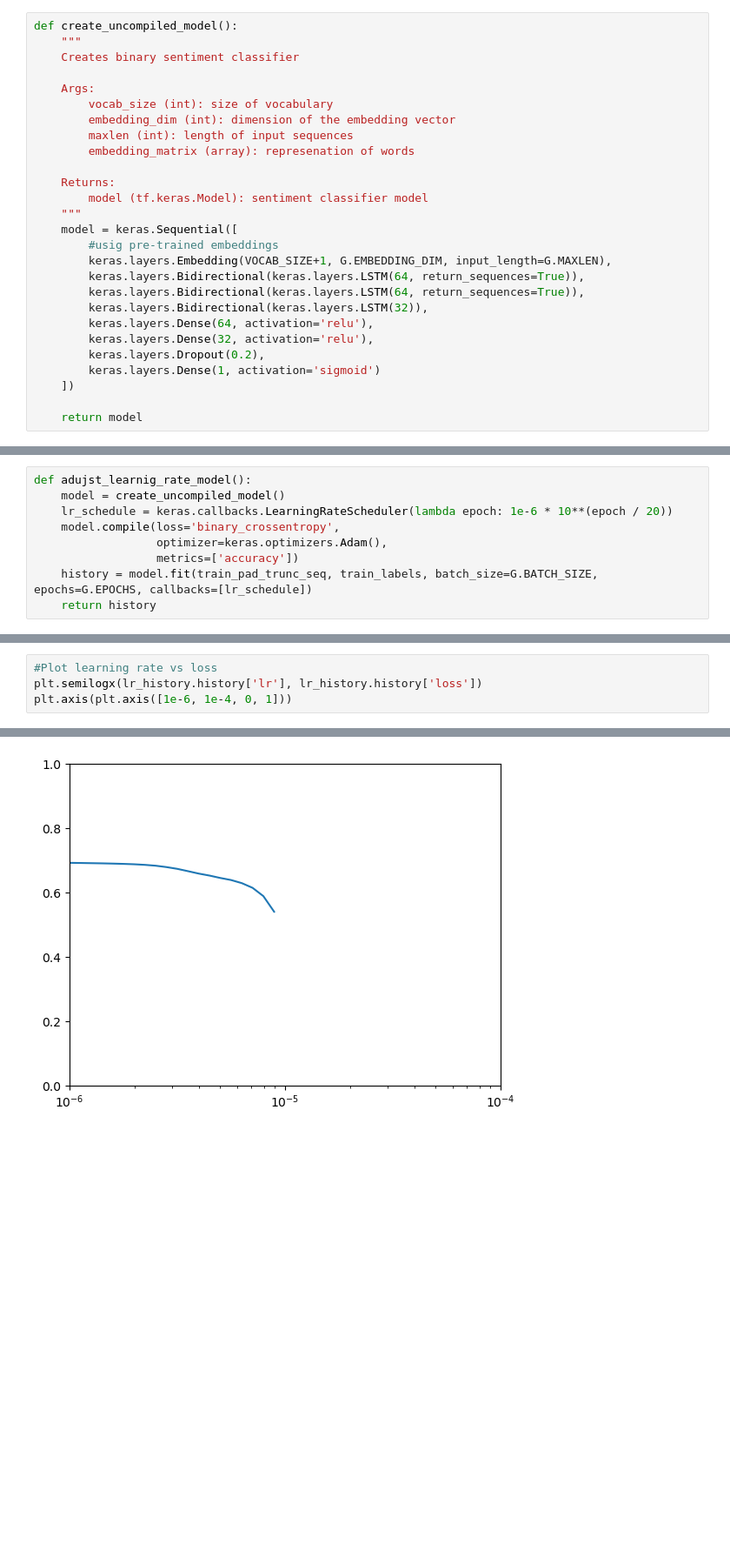
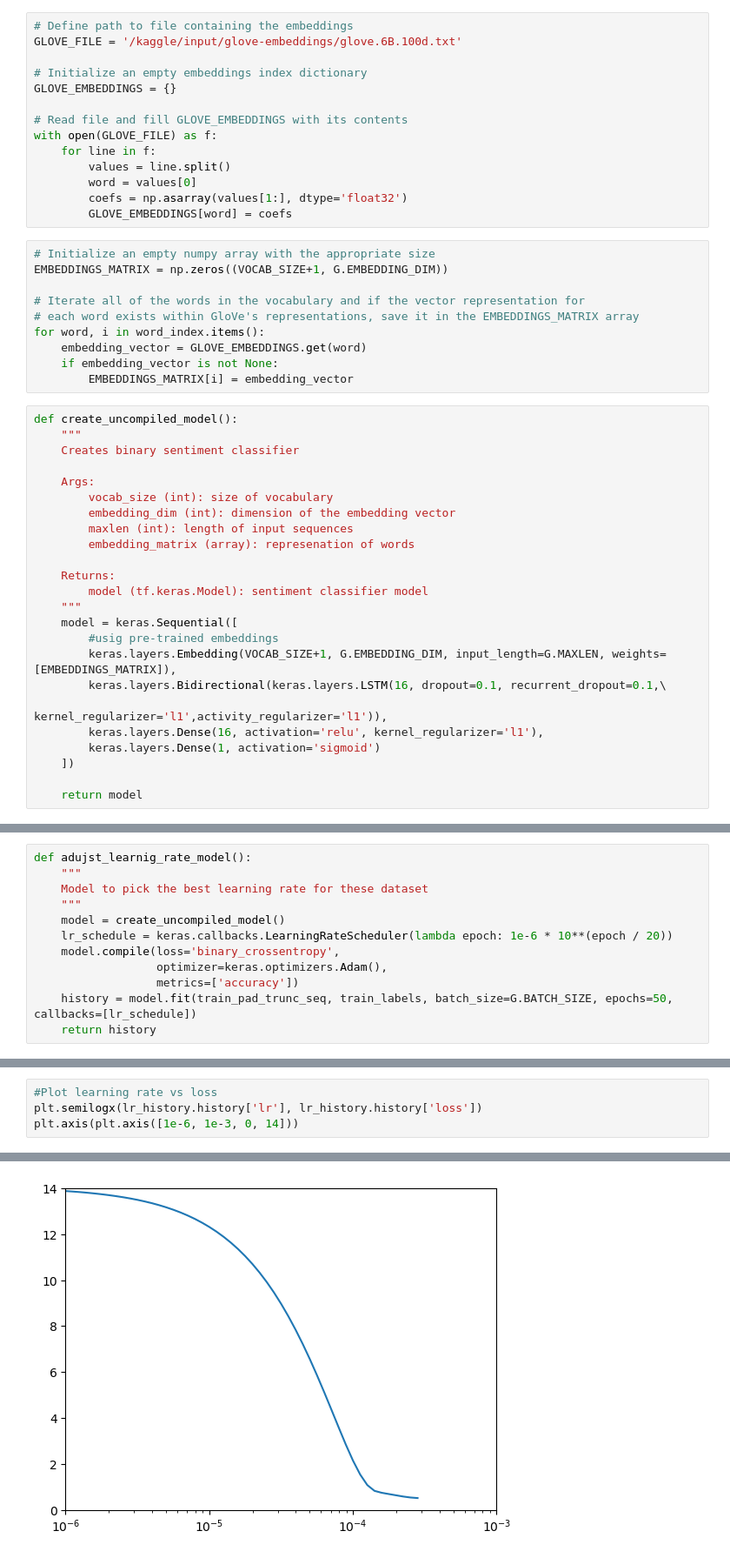
Before and after one commit to abiget/abiget, a Jupyter notebook: disaster-or-normal-tweets.ipynb, the cells around one changed output, grey strips where cells are left out. Shown at 87% size. Cells and saved outputs as stored; diff of their text form; blank space fills up the shorter version.

Commit message:
Kaggle Notebook | Disaster or normal Tweets   | Version 3

```diff
--- a/disaster-or-normal-tweets.ipynb
+++ b/disaster-or-normal-tweets.ipynb
@@ -188,3 +221,27 @@ val_labels = np.array(val_labels)
+# %%
+# Define path to file containing the embeddings
+GLOVE_FILE = '/kaggle/input/glove-embeddings/glove.6B.100d.txt'
+
+# Initialize an empty embeddings index dictionary
+GLOVE_EMBEDDINGS = {}
+
+# Read file and fill GLOVE_EMBEDDINGS with its contents
+with open(GLOVE_FILE) as f:
+    for line in f:
+        values = line.split()
+        word = values[0]
+        coefs = np.asarray(values[1:], dtype='float32')
+        GLOVE_EMBEDDINGS[word] = coefs
+# %%
+# Initialize an empty numpy array with the appropriate size
+EMBEDDINGS_MATRIX = np.zeros((VOCAB_SIZE+1, G.EMBEDDING_DIM))
+
+# Iterate all of the words in the vocabulary and if the vector representation for
+# each word exists within GloVe's representations, save it in the EMBEDDINGS_MATRIX array
+for word, i in word_index.items():
+    embedding_vector = GLOVE_EMBEDDINGS.get(word)
+    if embedding_vector is not None:
+        EMBEDDINGS_MATRIX[i] = embedding_vector
 # %%
 def create_uncompiled_model():
     """
@@ -201,13 +258,10 @@ def create_uncompiled_model():
     """
     model = keras.Sequential([
         #usig pre-trained embeddings
-        keras.layers.Embedding(VOCAB_SIZE+1, G.EMBEDDING_DIM, input_length=G.MAXLEN),
-        keras.layers.Bidirectional(keras.layers.LSTM(64, return_sequences=True)),
-        keras.layers.Bidirectional(keras.layers.LSTM(64, return_sequences=True)),
-        keras.layers.Bidirectional(keras.layers.LSTM(32)),
-        keras.layers.Dense(64, activation='relu'),
-        keras.layers.Dense(32, activation='relu'),
-        keras.layers.Dropout(0.2),
+        keras.layers.Embedding(VOCAB_SIZE+1, G.EMBEDDING_DIM, input_length=G.MAXLEN, weights=[EMBEDDINGS_MATRIX]),
+        keras.layers.Bidirectional(keras.layers.LSTM(16, dropout=0.1, recurrent_dropout=0.1,\
+                                                     kernel_regularizer='l1',activity_regularizer='l1')),
+        keras.layers.Dense(16, activation='relu', kernel_regularizer='l1'),
         keras.layers.Dense(1, activation='sigmoid')
     ])
 
@@ -217,11 +269,14 @@ def create_uncompiled_model():
 # %%
 def adujst_learnig_rate_model():
+    """
+    Model to pick the best learning rate for these dataset
+    """
     model = create_uncompiled_model()
     lr_schedule = keras.callbacks.LearningRateScheduler(lambda epoch: 1e-6 * 10**(epoch / 20))
     model.compile(loss='binary_crossentropy',
                   optimizer=keras.optimizers.Adam(),
                   metrics=['accuracy'])
-    history = model.fit(train_pad_trunc_seq, train_labels, batch_size=G.BATCH_SIZE, epochs=G.EPOCHS, callbacks=[lr_schedule])
+    history = model.fit(train_pad_trunc_seq, train_labels, batch_size=G.BATCH_SIZE, epochs=50, callbacks=[lr_schedule])
     return history
 # %%
 lr_history = adujst_learnig_rate_model()
@@ -246,5 +301,5 @@ Epoch 20/20
 # %%
 #Plot learning rate vs loss
 plt.semilogx(lr_history.history['lr'], lr_history.history['loss'])
-plt.axis(plt.axis([1e-6, 1e-4, 0, 1]))
+plt.axis(plt.axis([1e-6, 1e-3, 0, 14]))
 # %% [output]
@@ -252,2 +307,2 @@ plt.axis(plt.axis([1e-6, 1e-4, 0, 1]))
-[figure, old version]
+[figure, new version]
 # %%
```
Also changed, not shown: parts of 43 cells of this notebook.
